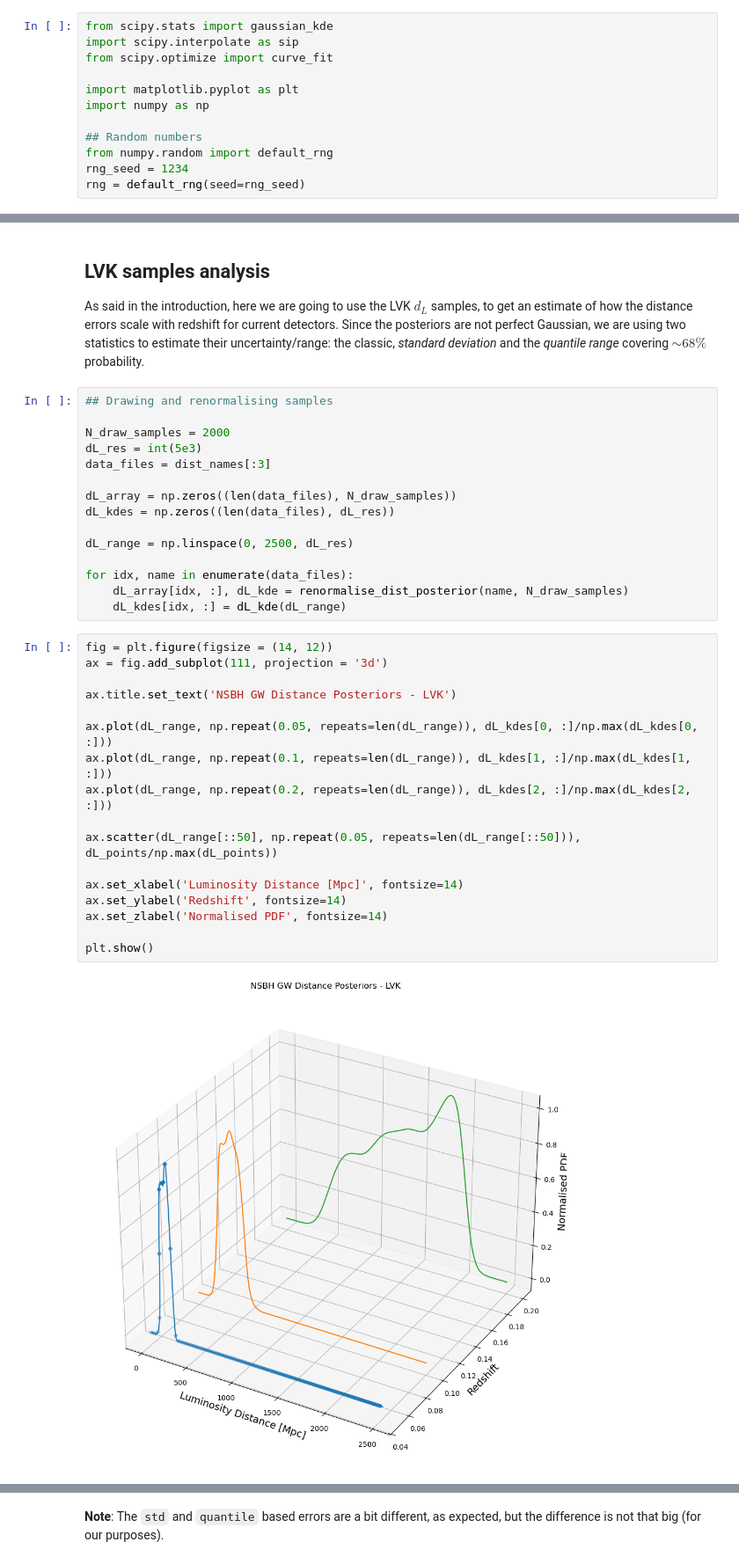
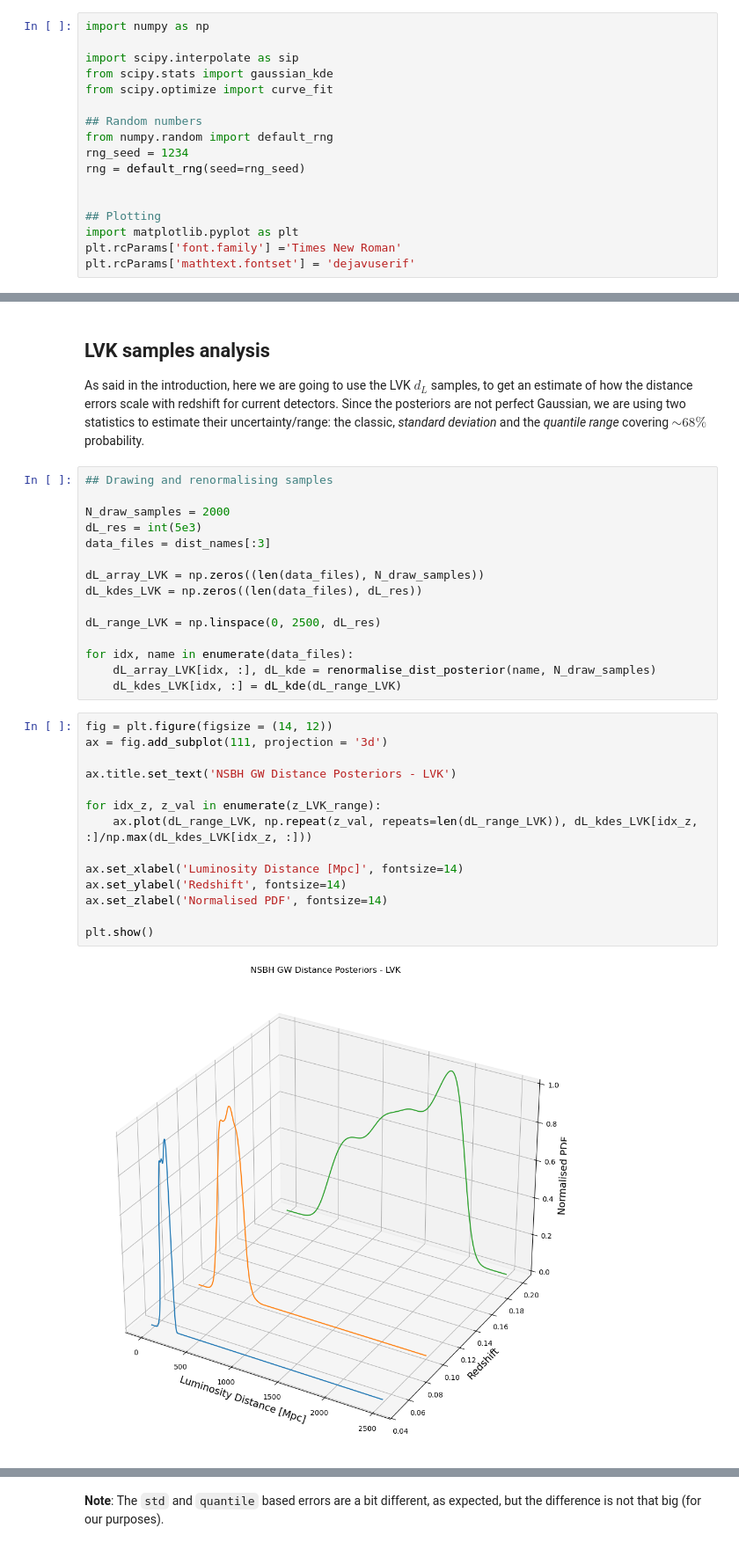
Before and after one commit to MariosNT/FRB_GW_association_cosmo, a Jupyter notebook: Notebooks/Realistic_sources/NSBH_GWs_inspect_runs.ipynb, the cells around one changed output, grey strips where cells are left out. Shown at 88% size. Cells and saved outputs as stored; diff of their text form.

```diff
--- a/Notebooks/Realistic_sources/NSBH_GWs_inspect_runs.ipynb
+++ b/Notebooks/Realistic_sources/NSBH_GWs_inspect_runs.ipynb
@@ -7,14 +7,19 @@ The main aim is to get a realistic estimate of how the uncertainties in $d_L$ (t
 # %% [markdown]
 **Load modules**
 # %%
+import numpy as np
+
+import scipy.interpolate as sip
 from scipy.stats import gaussian_kde
-import scipy.interpolate as sip
 from scipy.optimize import curve_fit
-
-import matplotlib.pyplot as plt
-import numpy as np
 
 ## Random numbers
 from numpy.random import default_rng
 rng_seed = 1234
 rng = default_rng(seed=rng_seed)
+
+
+## Plotting
+import matplotlib.pyplot as plt
+plt.rcParams['font.family'] ='Times New Roman'
+plt.rcParams['mathtext.fontset'] = 'dejavuserif'
@@ -103,32 +110,29 @@ N_draw_samples = 2000
 dL_res = int(5e3)
 data_files = dist_names[:3]
 
-dL_array = np.zeros((len(data_files), N_draw_samples))
-dL_kdes = np.zeros((len(data_files), dL_res))
+dL_array_LVK = np.zeros((len(data_files), N_draw_samples))
+dL_kdes_LVK = np.zeros((len(data_files), dL_res))
 
-dL_range = np.linspace(0, 2500, dL_res)
+dL_range_LVK = np.linspace(0, 2500, dL_res)
 
 for idx, name in enumerate(data_files):
-    dL_array[idx, :], dL_kde = renormalise_dist_posterior(name, N_draw_samples)
-    dL_kdes[idx, :] = dL_kde(dL_range)
+    dL_array_LVK[idx, :], dL_kde = renormalise_dist_posterior(name, N_draw_samples)
+    dL_kdes_LVK[idx, :] = dL_kde(dL_range_LVK)
 # %%
 fig = plt.figure(figsize = (14, 12))
 ax = fig.add_subplot(111, projection = '3d')
 
 ax.title.set_text('NSBH GW Distance Posteriors - LVK')
 
-ax.plot(dL_range, np.repeat(0.05, repeats=len(dL_range)), dL_kdes[0, :]/np.max(dL_kdes[0, :]))
-ax.plot(dL_range, np.repeat(0.1, repeats=len(dL_range)), dL_kdes[1, :]/np.max(dL_kdes[1, :]))
-ax.plot(dL_range, np.repeat(0.2, repeats=len(dL_range)), dL_kdes[2, :]/np.max(dL_kdes[2, :]))
-
-ax.scatter(dL_range[::50], np.repeat(0.05, repeats=len(dL_range[::50])), dL_points/np.max(dL_points))
+for idx_z, z_val in enumerate(z_LVK_range):
+    ax.plot(dL_range_LVK, np.repeat(z_val, repeats=len(dL_range_LVK)), dL_kdes_LVK[idx_z, :]/np.max(dL_kdes_LVK[idx_z, :]))
 
 ax.set_xlabel('Luminosity Distance [Mpc]', fontsize=14)
 ax.set_ylabel('Redshift', fontsize=14)
 ax.set_zlabel('Normalised PDF', fontsize=14)
 
 plt.show()
 # %% [output]
-[figure, old version]
+[figure, new version]
 # %%
 dL_error_LVK = np.zeros(3)  # based on std
```
Also changed, not shown: parts of 17 cells of this notebook.
